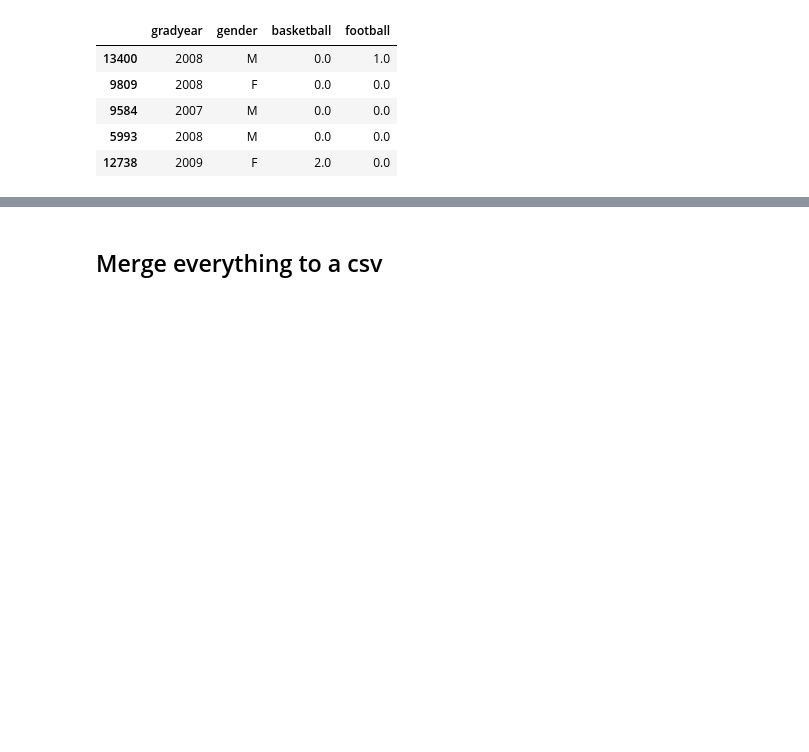
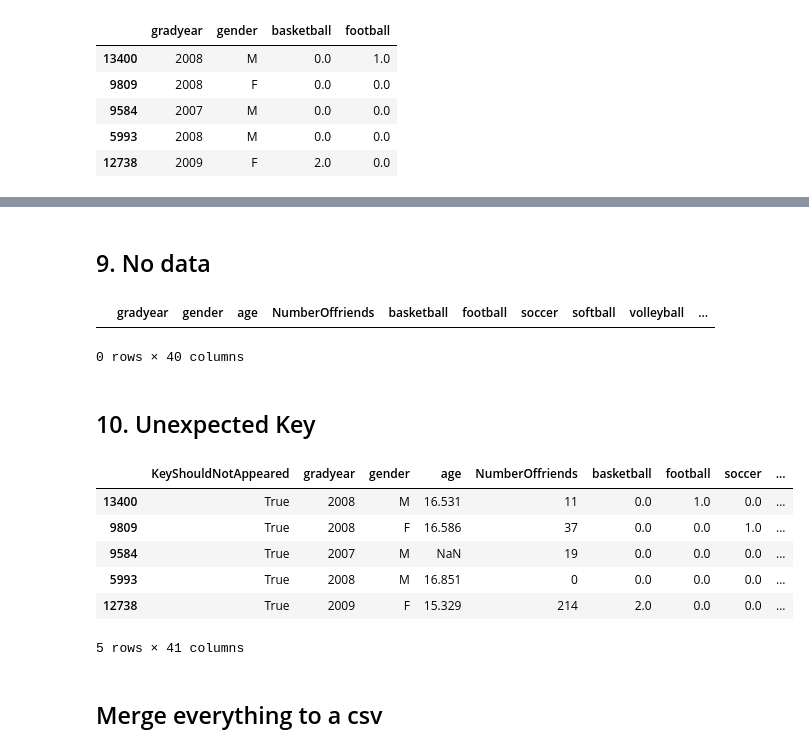
Before and after one commit to lam1910/social-media-preferences, a Jupyter notebook: model/notebook/problem-generate-script.ipynb, the cells around one changed output, grey strips where cells are left out. Drawn from its saved outputs; the diff is of its cells as text; code cells hidden in the pictures; blank space fills up the shorter version.

```diff
--- a/model/notebook/problem-generate-script.ipynb
+++ b/model/notebook/problem-generate-script.ipynb
@@ -202,3 +218,32 @@ missing_id_col.iloc[:, :4].head()
+# %% [markdown]
+## 9. No data
+# %%
+no_data = df.sample(n=10, random_state=33)
+
+no_data.drop(no_data.index, inplace=True)
+
+no_data.head()
+# %% [output]
+|  | gradyear | gender | age | NumberOffriends | basketball | football | soccer | softball | volleyball | ... |
+0 rows × 40 columns
+# %% [markdown]
+## 10. Unexpected Key
+# %%
+unexpected_data = df.sample(n=10, random_state=33)
+
+unexpected_data['KeyShouldNotAppeared'] = True
+last_column = unexpected_data.columns[-1]
+unexpected_data = unexpected_data[[last_column] + list(unexpected_data.columns[:-1])]
+
+unexpected_data.head()
+# %% [output]
+|  | KeyShouldNotAppeared | gradyear | gender | age | NumberOffriends | basketball | football | soccer | ... |
+| 13400 | True | 2008 | M | 16.531 | 11 | 0.0 | 1.0 | 0.0 | ... |
+| 9809 | True | 2008 | F | 16.586 | 37 | 0.0 | 0.0 | 1.0 | ... |
+| 9584 | True | 2007 | M | NaN | 19 | 0.0 | 0.0 | 0.0 | ... |
+| 5993 | True | 2008 | M | 16.851 | 0 | 0.0 | 0.0 | 0.0 | ... |
+| 12738 | True | 2009 | F | 15.329 | 214 | 2.0 | 0.0 | 0.0 | ... |
+5 rows × 41 columns
 # %% [markdown]
 ## Merge everything to a csv
 # %%
```
Also changed, not shown: parts of 7 cells of this notebook.
